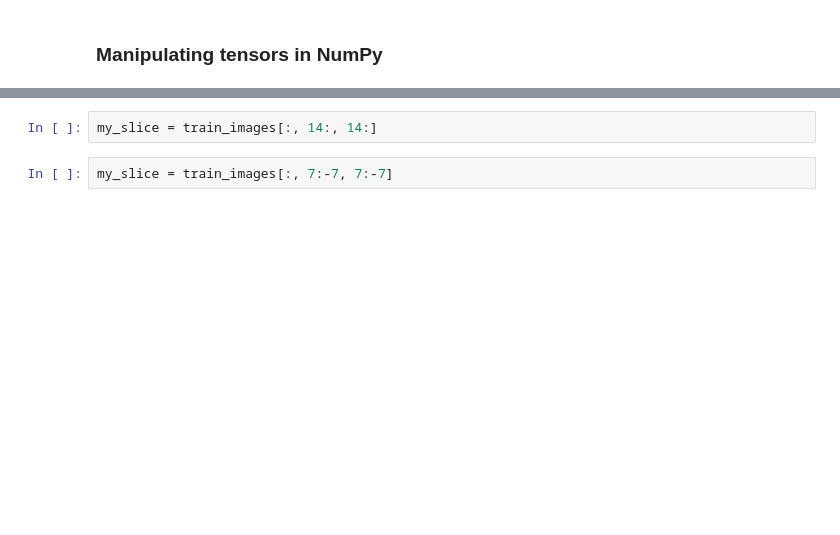
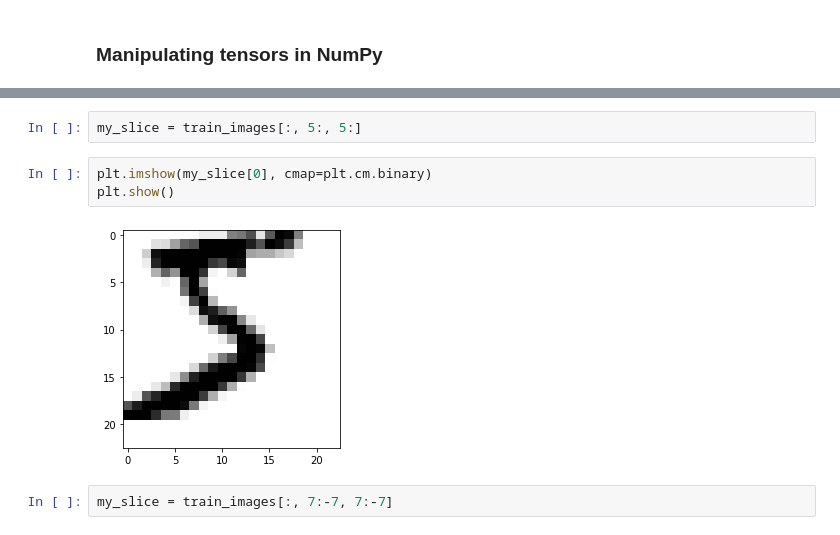
Before and after one commit to jinsoo0604/tmp2, a Jupyter notebook: chapter02_mathematical-building-blocks.ipynb, the cells around one changed output, grey strips where cells are left out. Saved outputs shown, nothing was run; the diff lists cells and outputs as text; blank space fills up the shorter version.

```diff
--- a/chapter02_mathematical-building-blocks.ipynb
+++ b/chapter02_mathematical-building-blocks.ipynb
@@ -139,4 +279,9 @@ my_slice.shape
 # %%
-my_slice = train_images[:, 14:, 14:]
+my_slice = train_images[:, 5:, 5:]
+# %%
+plt.imshow(my_slice[0], cmap=plt.cm.binary)
+plt.show()
+# %% [output]
+[figure, added]
 # %%
 my_slice = train_images[:, 7:-7, 7:-7]
```
Also changed, not shown: parts of 53 cells of this notebook.
